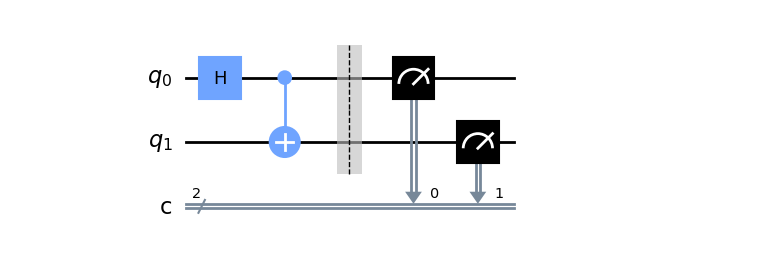
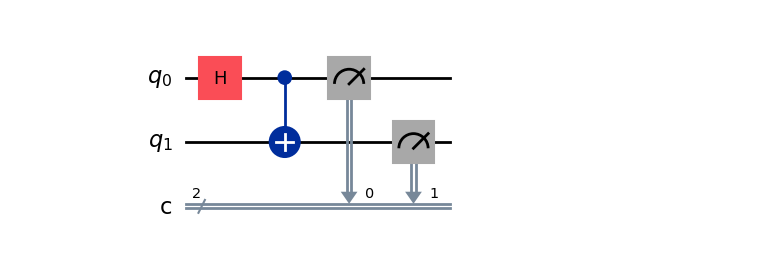
Before and after one commit to egabrielsen/quantum-computing, a Jupyter notebook: circuits/basic/entanglement/qiskit-entanglement.ipynb, the cells around one changed output. Drawn from its saved outputs; the diff is of its cells as text; code cells hidden in the pictures.

```diff
--- a/circuits/basic/entanglement/qiskit-entanglement.ipynb
+++ b/circuits/basic/entanglement/qiskit-entanglement.ipynb
@@ -1,24 +23,23 @@
 # %%
-from qiskit import *
-from qiskit.tools.visualization import plot_histogram
 
-simulator = Aer.get_backend('qasm_simulator')
+# Create a quantum circuit with 2 qubits and 2 classical bits
+circuit = QuantumCircuit(2, 2)
 
-def execute_and_plot(circuit, shots):
-    result = execute(circuit, backend = simulator, shots = shots).result()
-    counts = result.get_counts()
-    return plot_histogram(counts)
+# Apply a Hadamard gate to qubit 0 to create a superposition
+circuit.h(0)
+
+# Apply a CNOT gate with qubit 0 as control and qubit 1 as target
+# This entangles the two qubits
+circuit.cx(0, 1)
+
+# Measure qubit 0 and store the result in classical bit 0
+circuit.measure(0, 0)
+
+# Measure qubit 1 and store the result in classical bit 1
+circuit.measure(1, 1)
+
+# Draw the circuit using matplotlib for visualization
+circuit.draw("mpl")
+# %% [output]
+[figure, added]
-# %%
-circuit = QuantumCircuit(2, 2)
-
-circuit.h(0)
-circuit.cnot(0,1)
-
-circuit.barrier()
-circuit.measure(0,0)
-circuit.measure(1,1)
-
-circuit.draw(output='mpl')
-# %% [output]
-[figure, removed]
 # %%
```
Also changed, not shown: parts of 9 cells of this notebook, 1 other file.
